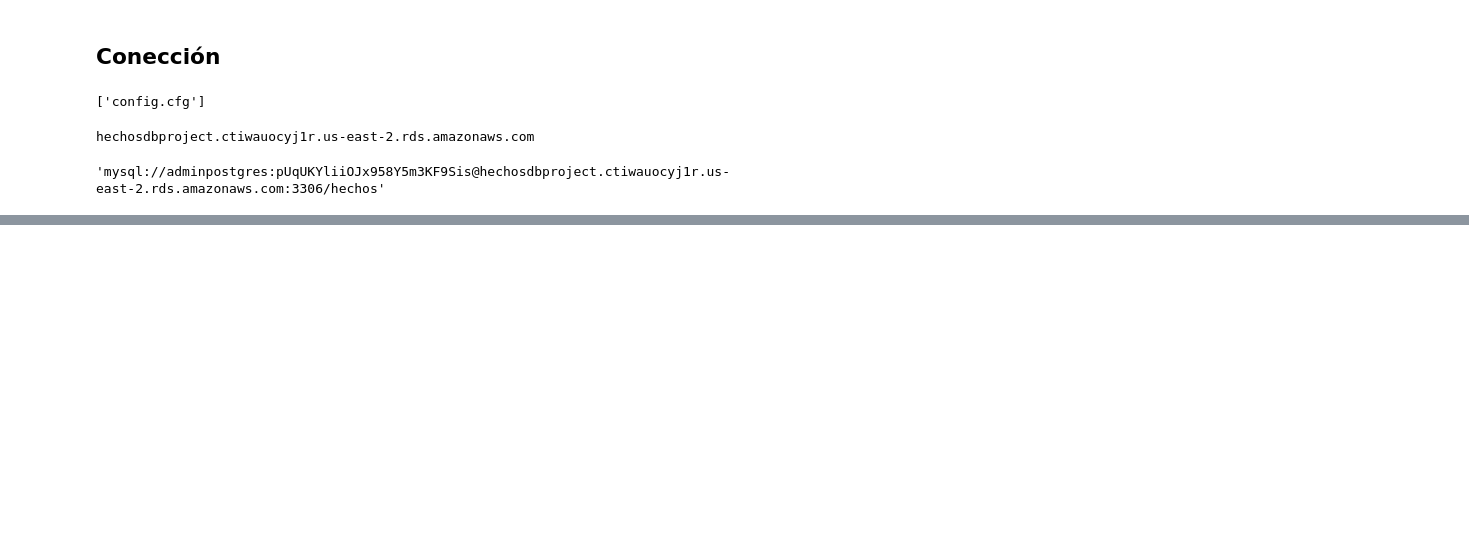
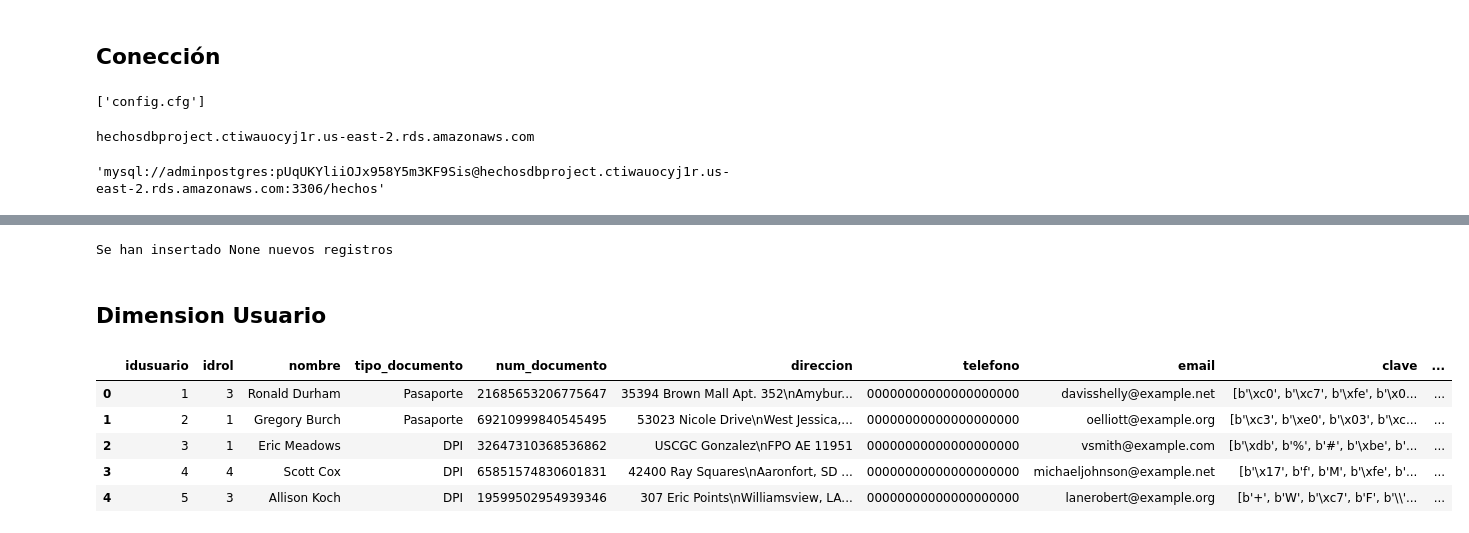
Before and after one commit to 1Dore/EComerce-ETL-AWS, a Jupyter notebook: python notebooks/Insertas_Hechos.ipynb, the cells around one changed output, grey strips where cells are left out. Saved outputs shown, nothing was run; the diff lists cells and outputs as text; code cells hidden in the pictures; blank space fills up the shorter version.

```diff
--- a/python notebooks/Insertas_Hechos.ipynb
+++ b/python notebooks/Insertas_Hechos.ipynb
@@ -38,0 +119,17 @@ def insertData2SQL(data_dict, table_name, driver):
+# %%
+insertData2SQL(df_persona, 'dim_Persona', driver)
+# %% [output]
+Se han insertado None nuevos registros
+# %% [markdown]
+## Dimension Usuario
+# %%
+sql_query = "select * from usuario"
+df_usuario = pd.read_sql(sql_query, postgres_driver)
+df_usuario.head()
+# %% [output]
+|  | idusuario | idrol | nombre | tipo_documento | num_documento | direccion | telefono | email | clave | ... |
+| 0 | 1 | 3 | Ronald Durham | Pasaporte | 21685653206775647 | 35394 Brown Mall Apt. 352\nAmybur... | 00000000000000000000 | davisshelly@example.net | [b'\xc0', b'\xc7', b'\xfe', b'\x0... | ... |
+| 1 | 2 | 1 | Gregory Burch | Pasaporte | 69210999840545495 | 53023 Nicole Drive\nWest Jessica,... | 00000000000000000000 | oelliott@example.org | [b'\xc3', b'\xe0', b'\x03', b'\xc... | ... |
+| 2 | 3 | 1 | Eric Meadows | DPI | 32647310368536862 | USCGC Gonzalez\nFPO AE 11951 | 00000000000000000000 | vsmith@example.com | [b'\xdb', b'%', b'#', b'\xbe', b'... | ... |
+| 3 | 4 | 4 | Scott Cox | DPI | 65851574830601831 | 42400 Ray Squares\nAaronfort, SD ... | 00000000000000000000 | michaeljohnson@example.net | [b'\x17', b'f', b'M', b'\xfe', b'... | ... |
+| 4 | 5 | 3 | Allison Koch | DPI | 19599502954939346 | 307 Eric Points\nWilliamsview, LA... | 00000000000000000000 | lanerobert@example.org | [b'+', b'W', b'\xc7', b'F', b'\\'... | ... |
```
Also changed, not shown: parts of 16 cells of this notebook, 5 other files.
